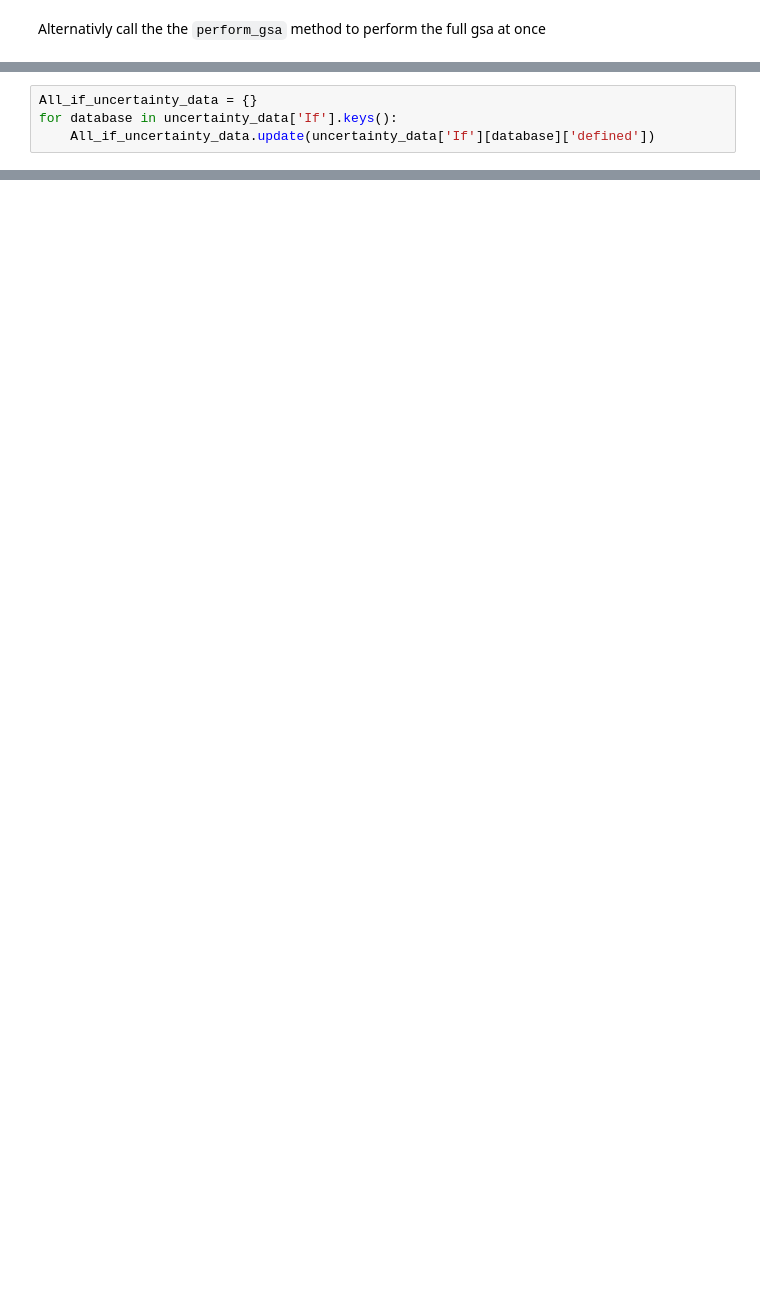
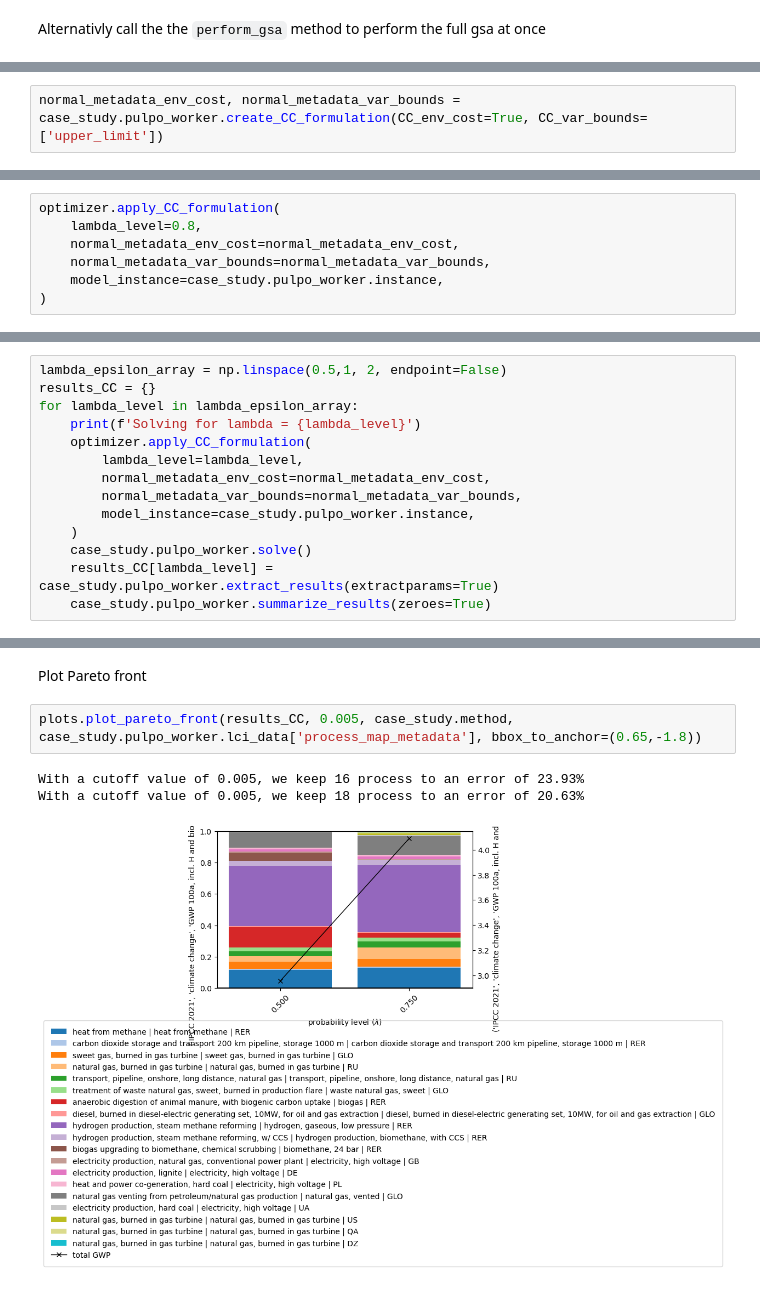
Before and after one commit to flechtenberg/pulpo, a Jupyter notebook: notebooks/uncertainty_showcase.ipynb, the cells around one changed output, grey strips where cells are left out. Cells and saved outputs as stored; diff of their text form; blank space fills up the shorter version.

Commit message:
Implemented and showcased the Chance Constraint formulation and solving the chance constraint problem both directly with methods from the optimizer and also from the pulpo Worker.

```diff
--- a/notebooks/uncertainty_showcase.ipynb
+++ b/notebooks/uncertainty_showcase.ipynb
@@ -700,0 +686,2 @@ The total explained variance is
+# %%
+normal_metadata_env_cost, normal_metadata_var_bounds = case_study.pulpo_worker.create_CC_formulation(CC_env_cost=True, CC_var_bounds=['upper_limit'])
@@ -701,4 +716,7 @@ The total explained variance is
 # %%
-All_if_uncertainty_data = {}
-for database in uncertainty_data['If'].keys():
-    All_if_uncertainty_data.update(uncertainty_data['If'][database]['defined'])
+optimizer.apply_CC_formulation(
+    lambda_level=0.8,
+    normal_metadata_env_cost=normal_metadata_env_cost,
+    normal_metadata_var_bounds=normal_metadata_var_bounds,
+    model_instance=case_study.pulpo_worker.instance,
+)
@@ -704,0 +784,14 @@ for database in uncertainty_data['If'].keys():
+# %%
+lambda_epsilon_array = np.linspace(0.5,1, 2, endpoint=False)
+results_CC = {}
+for lambda_level in lambda_epsilon_array:
+    print(f'Solving for lambda = {lambda_level}')
+    optimizer.apply_CC_formulation(
+        lambda_level=lambda_level,
+        normal_metadata_env_cost=normal_metadata_env_cost,
+        normal_metadata_var_bounds=normal_metadata_var_bounds,
+        model_instance=case_study.pulpo_worker.instance,
+    )
+    case_study.pulpo_worker.solve()
+    results_CC[lambda_level] = case_study.pulpo_worker.extract_results(extractparams=True)
+    case_study.pulpo_worker.summarize_results(zeroes=True)
@@ -704,0 +833,8 @@ for database in uncertainty_data['If'].keys():
+# %% [markdown]
+Plot Pareto front
+# %%
+plots.plot_pareto_front(results_CC, 0.005, case_study.method, case_study.pulpo_worker.lci_data['process_map_metadata'], bbox_to_anchor=(0.65,-1.8))
+# %% [output]
+With a cutoff value of 0.005, we keep 16 process to an error of 23.93%
+With a cutoff value of 0.005, we keep 18 process to an error of 20.63%
+[figure, added]
```
Also changed, not shown: parts of 42 cells of this notebook.
